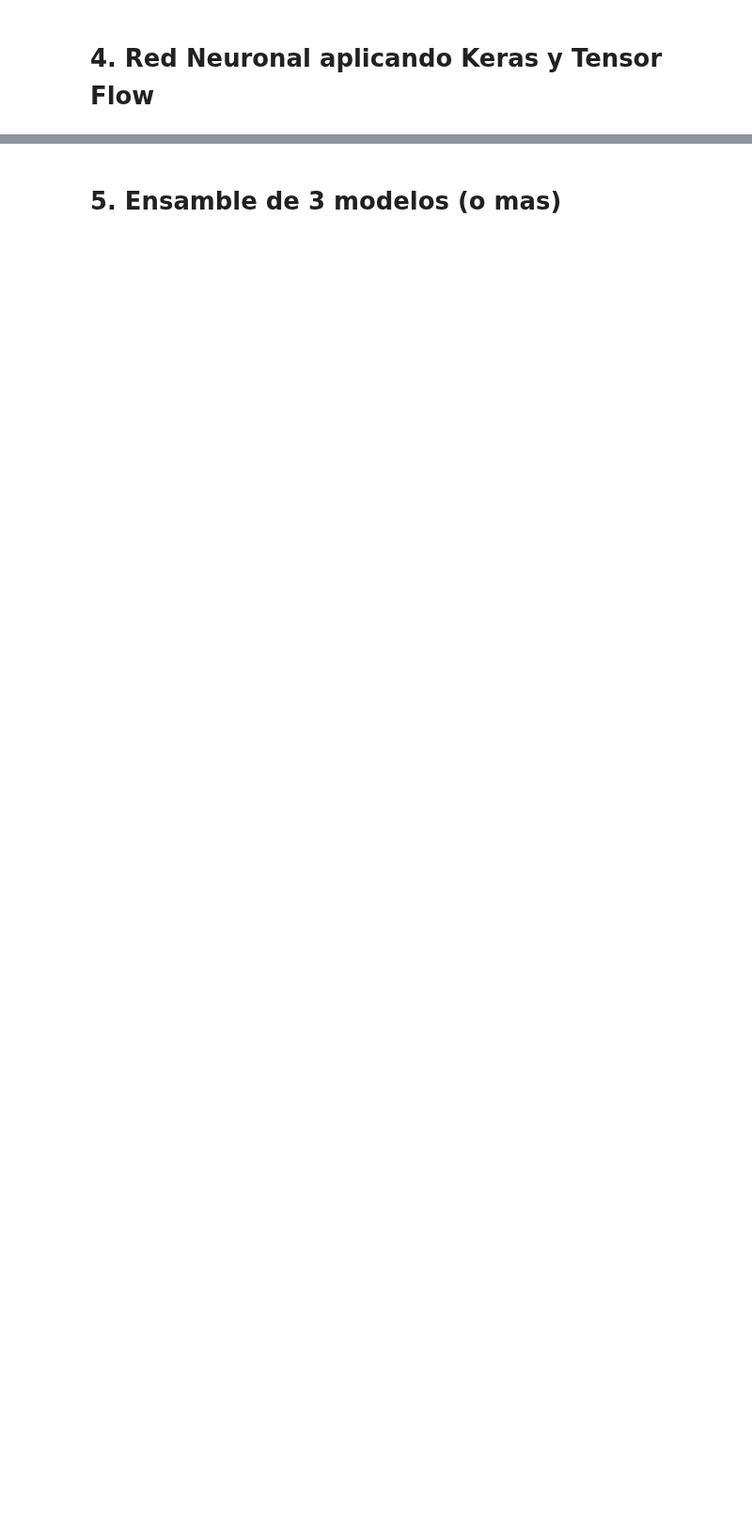
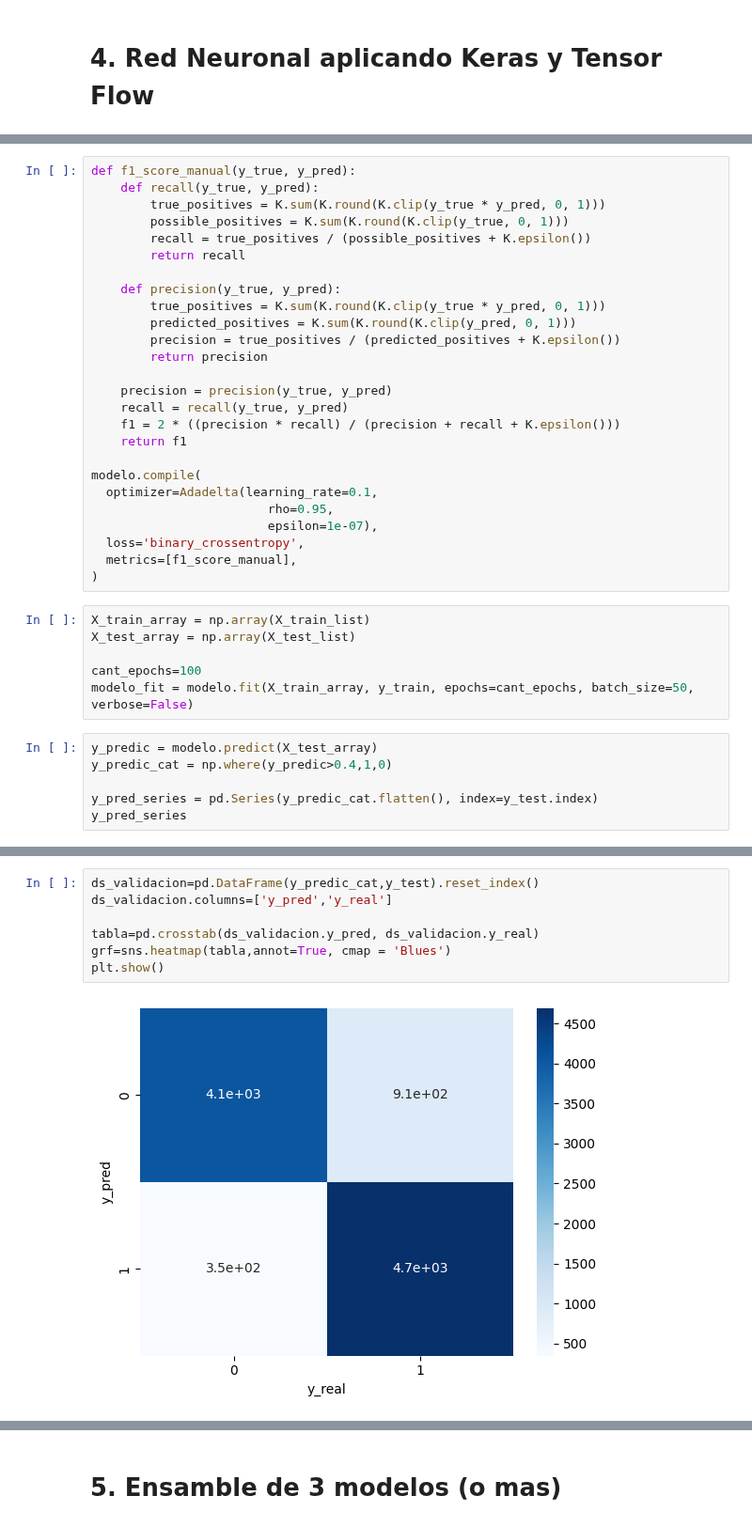
Before and after one commit to AlanRichmond/7506R-1C2024-GRUPO10, a Jupyter notebook: TP2/7506R_TP2_GRUPO10_CHPX_ENTREGA.ipynb, the cells around one changed output, grey strips where cells are left out. Shown at 94% size. Drawn from its saved outputs; the diff is of its cells as text; blank space fills up the shorter version.

```diff
--- a/TP2/7506R_TP2_GRUPO10_CHPX_ENTREGA.ipynb
+++ b/TP2/7506R_TP2_GRUPO10_CHPX_ENTREGA.ipynb
@@ -764,0 +801,38 @@ final_pred_df_lemma.to_csv(f"Predicciones/XGBoost_lemmatizacion_{current_date}.c
+# %%
+def f1_score_manual(y_true, y_pred):
+    def recall(y_true, y_pred):
+        true_positives = K.sum(K.round(K.clip(y_true * y_pred, 0, 1)))
+        possible_positives = K.sum(K.round(K.clip(y_true, 0, 1)))
+        recall = true_positives / (possible_positives + K.epsilon())
+        return recall
+
+    def precision(y_true, y_pred):
+        true_positives = K.sum(K.round(K.clip(y_true * y_pred, 0, 1)))
+        predicted_positives = K.sum(K.round(K.clip(y_pred, 0, 1)))
+        precision = true_positives / (predicted_positives + K.epsilon())
+        return precision
+
+    precision = precision(y_true, y_pred)
+    recall = recall(y_true, y_pred)
+    f1 = 2 * ((precision * recall) / (precision + recall + K.epsilon()))
+    return f1
+
+modelo.compile(
+  optimizer=Adadelta(learning_rate=0.1,
+                        rho=0.95,
+                        epsilon=1e-07),
+  loss='binary_crossentropy',
+  metrics=[f1_score_manual],
+)
+# %%
+X_train_array = np.array(X_train_list)
+X_test_array = np.array(X_test_list)
+
+cant_epochs=100
+modelo_fit = modelo.fit(X_train_array, y_train, epochs=cant_epochs, batch_size=50, verbose=False)
+# %%
+y_predic = modelo.predict(X_test_array)
+y_predic_cat = np.where(y_predic>0.4,1,0)
+
+y_pred_series = pd.Series(y_predic_cat.flatten(), index=y_test.index)
+y_pred_series
@@ -764,0 +858,9 @@ final_pred_df_lemma.to_csv(f"Predicciones/XGBoost_lemmatizacion_{current_date}.c
+# %%
+ds_validacion=pd.DataFrame(y_predic_cat,y_test).reset_index()
+ds_validacion.columns=['y_pred','y_real']
+
+tabla=pd.crosstab(ds_validacion.y_pred, ds_validacion.y_real)
+grf=sns.heatmap(tabla,annot=True, cmap = 'Blues')
+plt.show()
+# %% [output]
+[figure, added]
```
Also changed, not shown: parts of 18 cells of this notebook, 6 other files.
